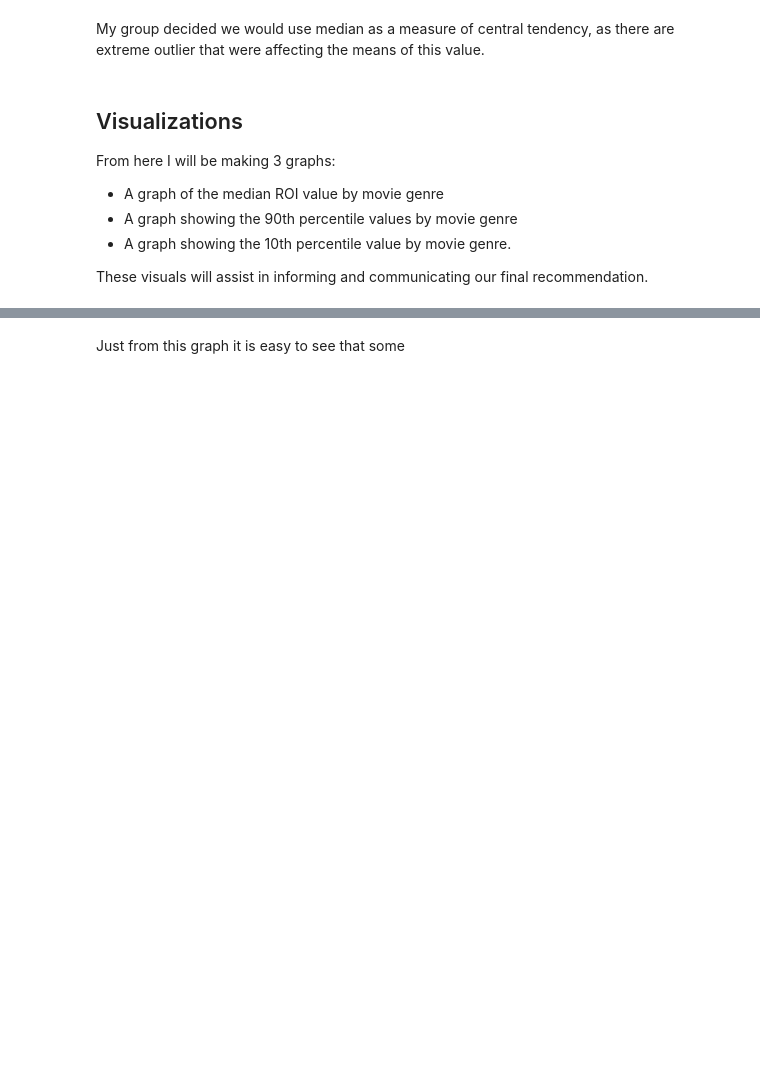
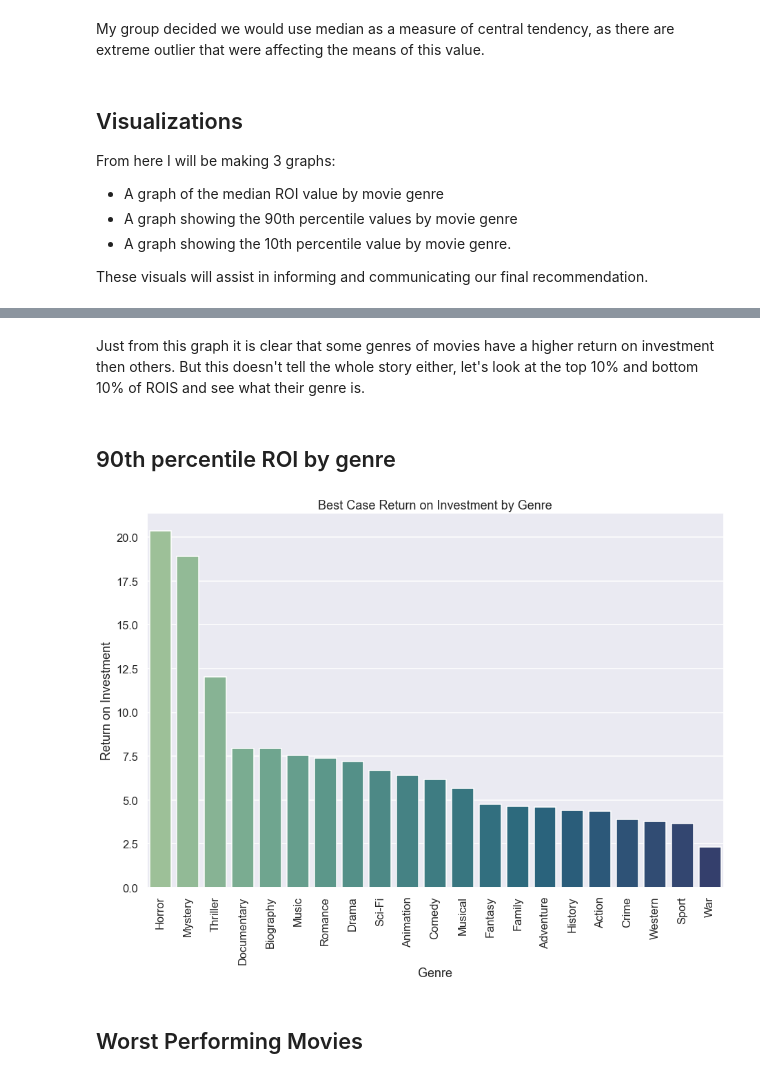
Before and after one commit to austint1121/VenusMovieAnalysis, a Jupyter notebook: Code/Matthew-Rec1.ipynb, the cells around one changed output, grey strips where cells are left out. Drawn from its saved outputs; the diff is of its cells as text; code cells hidden in the pictures; blank space fills up the shorter version.

Commit message:
Finished creating visuals

```diff
--- a/Code/Matthew-Rec1.ipynb
+++ b/Code/Matthew-Rec1.ipynb
@@ -185,3 +188,24 @@ imdb_tn_meidan.set_ylabel('Return on Investment');
 [figure]
-# %% [markdown]
-Just from this graph it is easy to see that some
+# %% [markdown]
+Just from this graph it is clear that some genres of movies have a higher return on investment then others. But this doesn't tell the whole story either, let's look at the top 10% and bottom 10% of ROIS and see what their genre is.
+# %% [markdown]
+## 90th percentile ROI by genre
+# %%
+# Group by top 10% and sort by ROI
+top_imdb_tn = imdb_tn.groupby('genres').quantile(q=0.9).sort_values('ROI', ascending=False)
+# %%
+# Create visual
+figtop, axtop = plt.subplots()
+
+top = sns.barplot(data=top_imdb_tn, x=top_imdb_tn.index, y='ROI', ax=axtop, palette="crest" )
+
+# Customize asthetic
+top.set_xticklabels(top.get_xticklabels(),rotation = 90) # rotate xaxis tick labels
+ax.xaxis.grid(True) # Show the vertical gridlines
+top.set_title("Best Case Return on Investment by Genre")
+top.set_xlabel('Genre')
+top.set_ylabel('Return on Investment');
+# %% [output]
+[figure, added]
+# %% [markdown]
+## Worst Performing Movies
```
Also changed, not shown: parts of 4 cells of this notebook.
